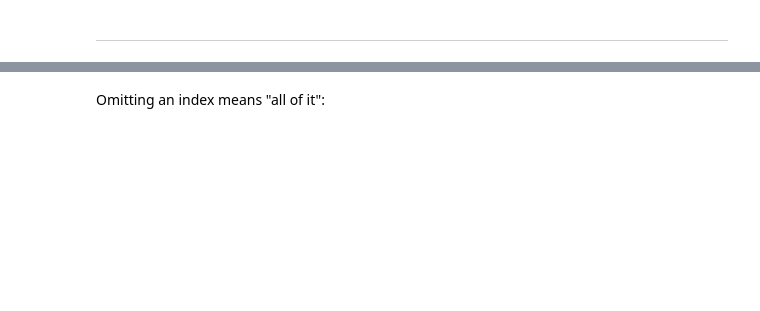
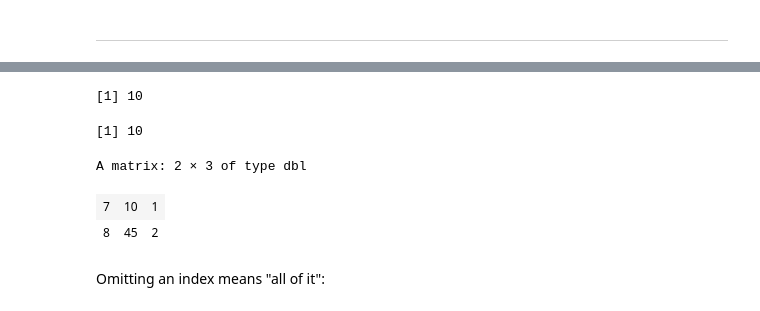
Before and after one commit to AI1379/math-practice, a Jupyter notebook: docs/Chapter2.ipynb, the cells around one changed output, grey strips where cells are left out. Drawn from its saved outputs; the diff is of its cells as text; code cells hidden in the pictures; blank space fills up the shorter version.

```diff
--- a/docs/Chapter2.ipynb
+++ b/docs/Chapter2.ipynb
@@ -278,6 +369,13 @@ Can access a 2-D array either by pairs of indices or by the underlying vector:
 # %%
-x.arr[1,2]
+x.arr[1, 2]
 x.arr[3]
+x.arr
+# %% [output]
+[1] 10
+[1] 10
+A matrix: 2 × 3 of type dbl
+| 7 | 10 | 1 |
+| 8 | 45 | 2 |
 # %% [markdown]
 Omitting an index means "all of it":
 # %%
```
Also changed, not shown: parts of 68 cells of this notebook, 30 other files.
